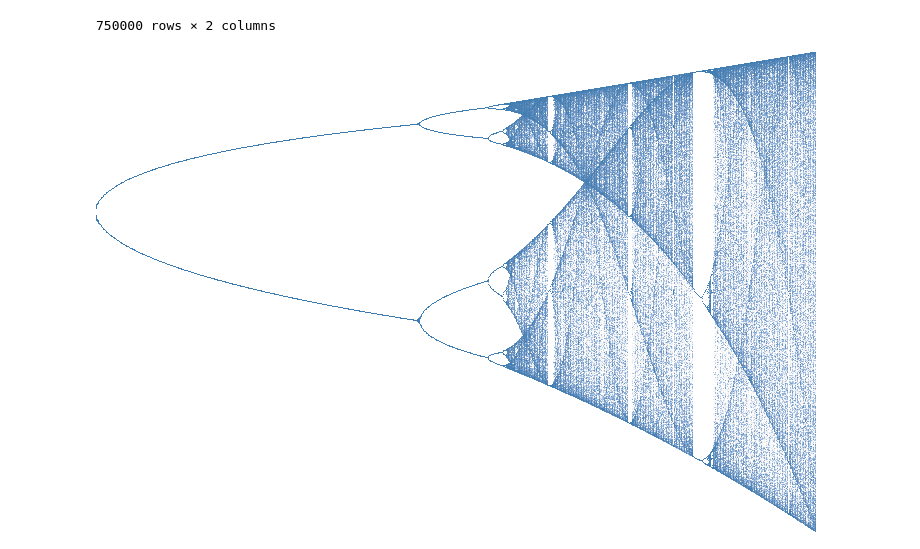
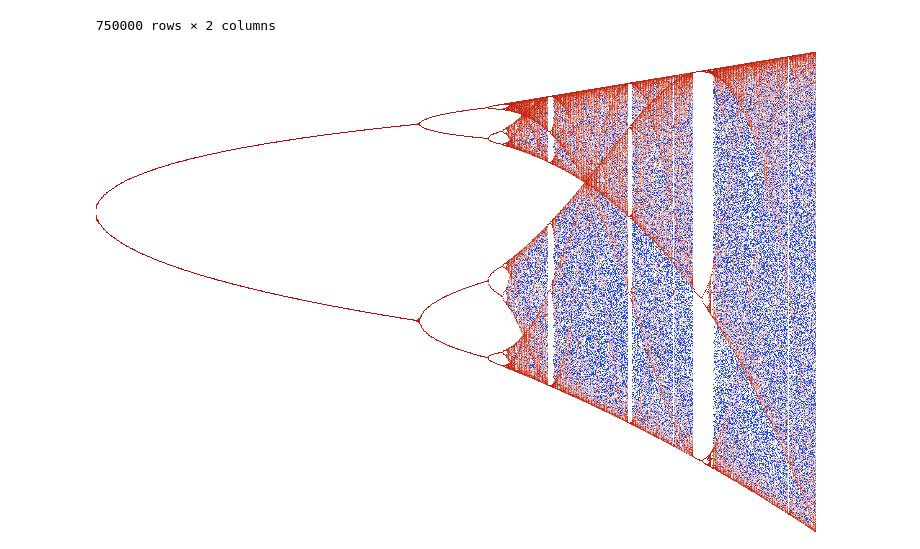
Before and after one commit to jrncarlock/complexity-gallery, a Jupyter notebook: logistic_map/logistic_map_2.ipynb, the cells around one changed output. Saved outputs shown, nothing was run; the diff lists cells and outputs as text; code cells hidden in the pictures.

```diff
--- a/logistic_map/logistic_map_2.ipynb
+++ b/logistic_map/logistic_map_2.ipynb
@@ -124,7 +124,7 @@ dx
 # %%
 cvs = ds.Canvas(plot_width=720, plot_height=480)
 agg = cvs.points(dx, 'r', 'x')
-img = ds.tf.shade(agg, cmap=colorcet.blues)
+img = ds.tf.shade(agg, cmap=colorcet.coolwarm)
 ds.utils.export_image(img=img, filename='shade', fmt=".png")
 # %% [output]
-[figure, old version]
+[figure, new version]
```
Also changed, not shown: 1 other file.
